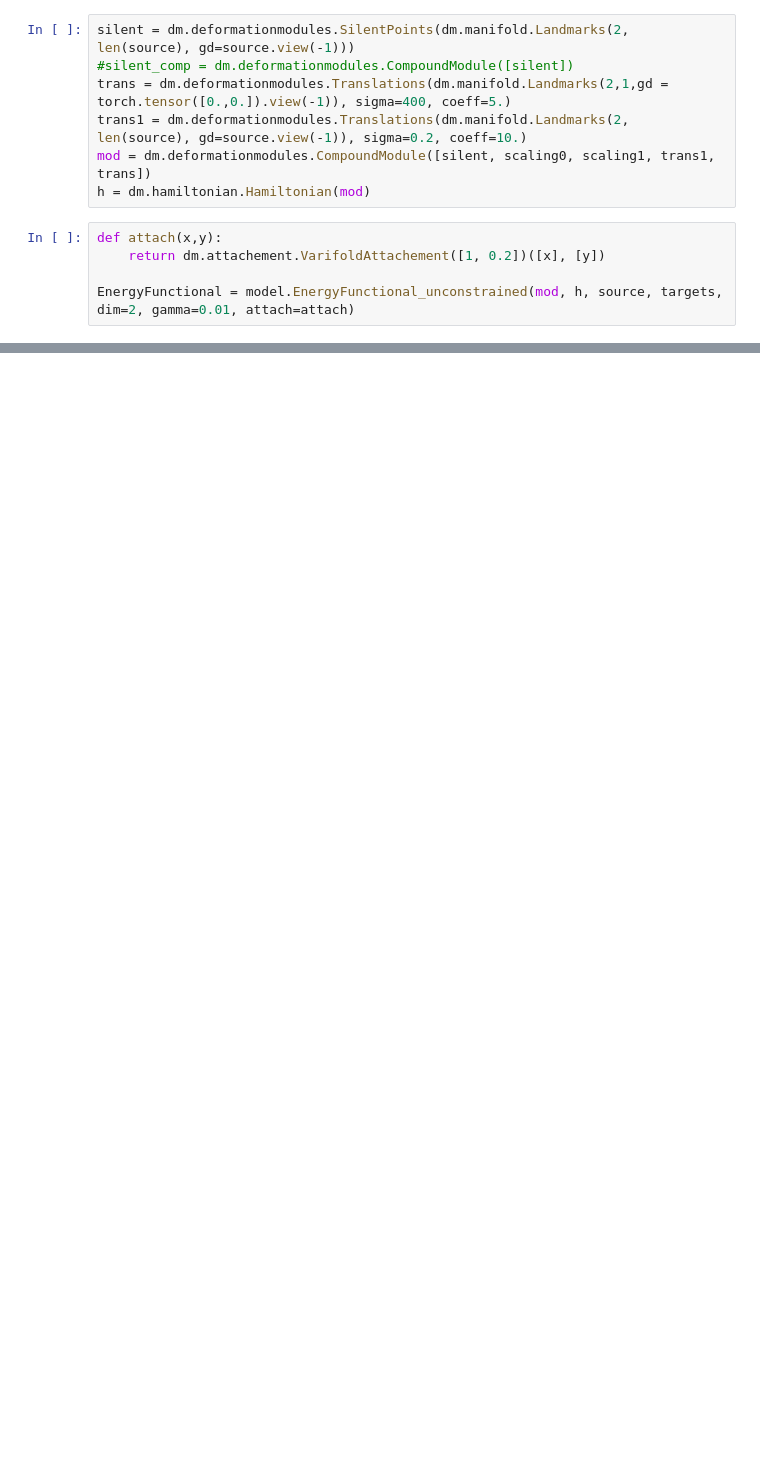
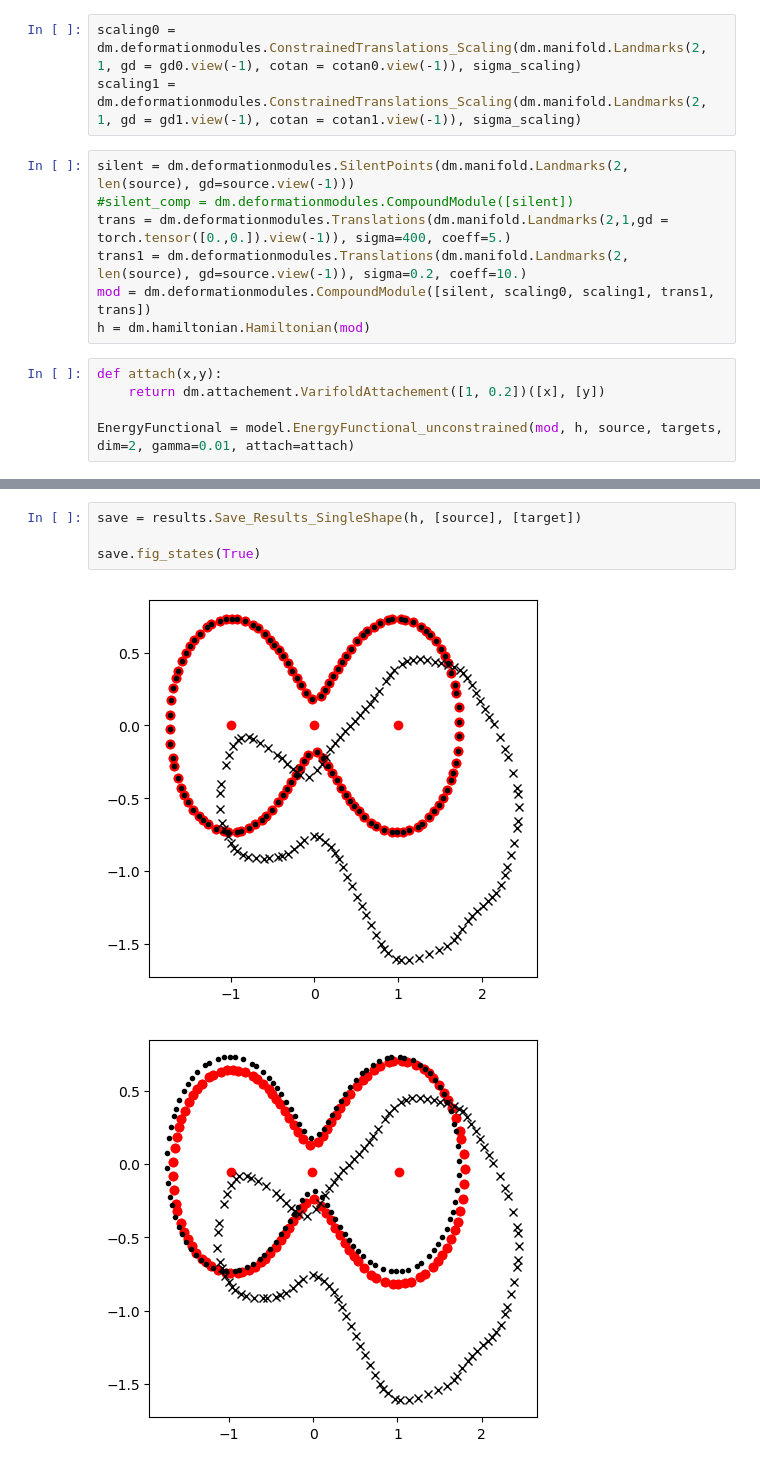
Before and after one commit to RosaKow/Masterthesis, a Jupyter notebook: defmod/Matching_Nuts.ipynb, the cells around one changed output, grey strips where cells are left out. Drawn from its saved outputs; the diff is of its cells as text; blank space fills up the shorter version.

```diff
--- a/defmod/Matching_Nuts.ipynb
+++ b/defmod/Matching_Nuts.ipynb
@@ -113,6 +123,9 @@ plt.axis('equal')
 #%%
 scaling0 = dm.deformationmodules.ConstrainedTranslations(dm.manifold.Landmarks(2, 1, gd = gd0.view(-1), cotan = cotan0.view(-1)), f, g, sigma_scaling)
 scaling1 = dm.deformationmodules.ConstrainedTranslations(dm.manifold.Landmarks(2, 1, gd = gd1.view(-1), cotan = cotan1.view(-1)), f, g, sigma_scaling)
+# %%
+scaling0 = dm.deformationmodules.ConstrainedTranslations_Scaling(dm.manifold.Landmarks(2, 1, gd = gd0.view(-1), cotan = cotan0.view(-1)), sigma_scaling)
+scaling1 = dm.deformationmodules.ConstrainedTranslations_Scaling(dm.manifold.Landmarks(2, 1, gd = gd1.view(-1), cotan = cotan1.view(-1)), sigma_scaling)
 # %%
 silent = dm.deformationmodules.SilentPoints(dm.manifold.Landmarks(2, len(source), gd=source.view(-1)))
 #silent_comp = dm.deformationmodules.CompoundModule([silent])
@@ -243,0 +169,7 @@ for s,c in zip(states, colors):
+# %%
+save = results.Save_Results_SingleShape(h, [source], [target])
+
+save.fig_states(True)
+# %% [output]
+[figure, added]
+[figure, added]
```
Also changed, not shown: parts of 17 cells of this notebook, 9 other files.
